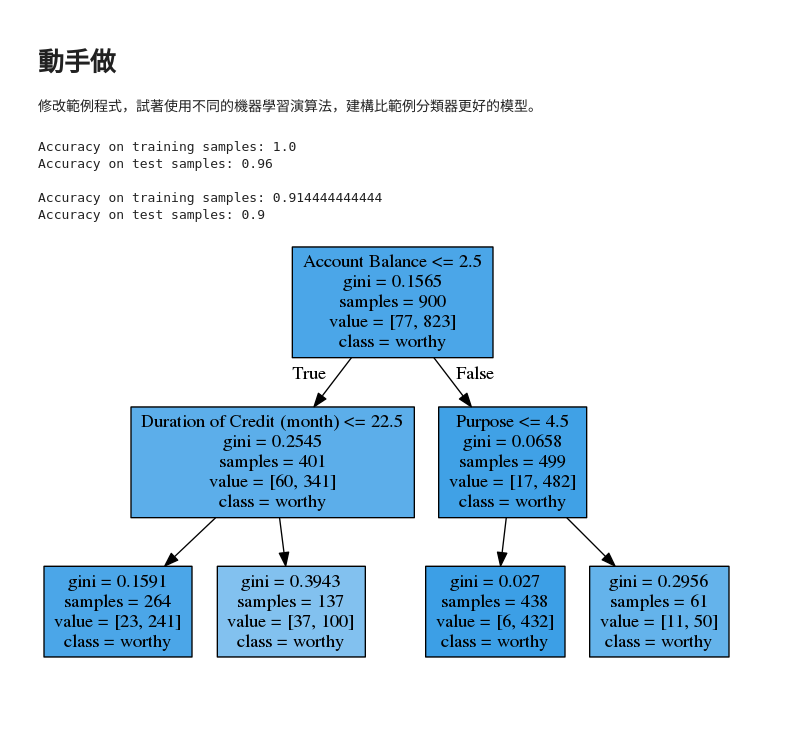
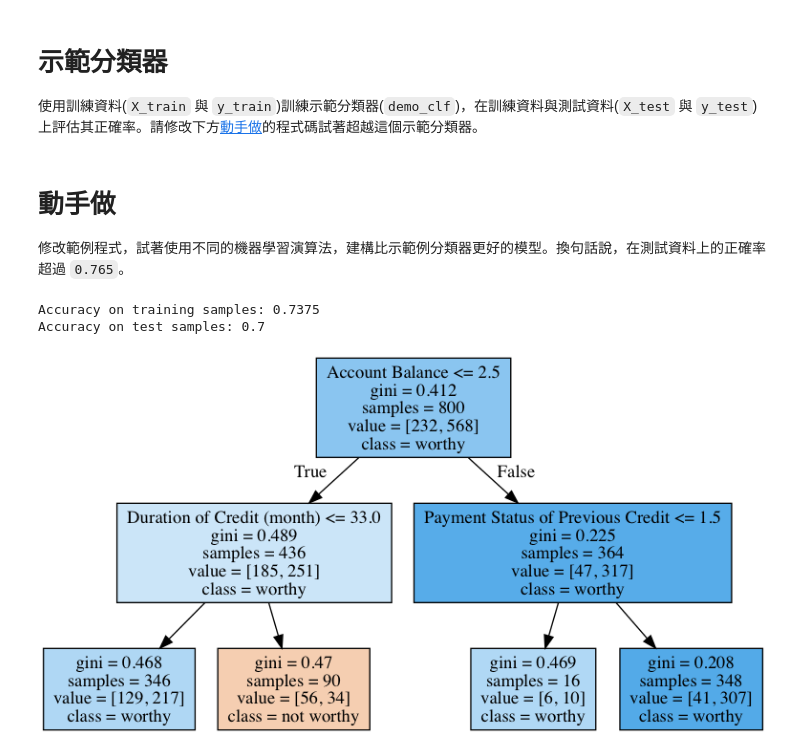
Before and after one commit to mbilab/ML-tutorial, a Jupyter notebook: classification/classification.ipynb, the cells around one changed output. Cells and saved outputs as stored; diff of their text form; code cells hidden in the pictures; blank space fills up the shorter version.

Commit message:
refine classification

```diff
--- a/classification/classification.ipynb
+++ b/classification/classification.ipynb
@@ -39,0 +33,4 @@ print(prepared.y[:100])
+# %% [markdown]
+# 示範分類器
+
+使用訓練資料(`X_train` 與 `y_train`)訓練示範分類器(`demo_clf`)，在訓練資料與測試資料(`X_test` 與 `y_test`)上評估其正確率。請修改下方[動手做](#動手做)的程式碼試著超越這個示範分類器。
@@ -40,34 +47,24 @@ print(prepared.y[:100])
 # %% [markdown]
 # 動手做
 
-修改範例程式，試著使用不同的機器學習演算法，建構比範例分類器更好的模型。
+修改範例程式，試著使用不同的機器學習演算法，建構比示範例分類器更好的模型。換句話說，在測試資料上的正確率超過 `0.765`。
-# %%
-from sklearn.model_selection import train_test_split
-from sklearn.tree import DecisionTreeClassifier # import required classifiers
-import sys
-sys.path.append('.prepared')
-import classification as prepared
-
-X_train, X_test, y_train, y_test = train_test_split(
-    prepared.X,
-    prepared.y,
-    random_state = 0, # try a different number
-    test_size = 0.1 # try a different ratio
-)
-
-demo_clf = prepared.classifier(X_train, y_train)
-prepared.evaluate(demo_clf, X_train, X_test, y_train, y_test) # beat the results
-
-clf = DecisionTreeClassifier(max_depth=2) # try a different classifier
-clf = clf.fit(X_train, y_train)
-prepared.evaluate(clf, X_train, X_test, y_train, y_test)
-
-if 'DecisionTreeClassifier' == type(clf).__name__:
-    prepared.plot(clf)
-# %% [output]
-Accuracy on training samples: 1.0
-Accuracy on test samples: 0.96
-
-Accuracy on training samples: 0.914444444444
-Accuracy on test samples: 0.9
-[figure, removed]
+# %%
+import sys
+sys.path.append('.prepared')
+import classification as prepared
+
+# TODO: import classifiers you want to use
+from sklearn.tree import DecisionTreeClassifier
+
+# TODO: try a different classifier
+clf = DecisionTreeClassifier(max_depth=2)
+
+clf = clf.fit(prepared.X_train, prepared.y_train) # train `clf`
+prepared.evaluate(clf, prepared.X_train, prepared.X_test, prepared.y_train, prepared.y_test) # evaluate `clf`
+
+if 'DecisionTreeClassifier' == type(clf).__name__: # if `clf` is a decision tree
+    prepared.plot(clf) # plot the decision tree
+# %% [output]
+Accuracy on training samples: 0.7375
+Accuracy on test samples: 0.7
+[figure, added]
```
Also changed, not shown: parts of 6 cells of this notebook, 3 other files.
